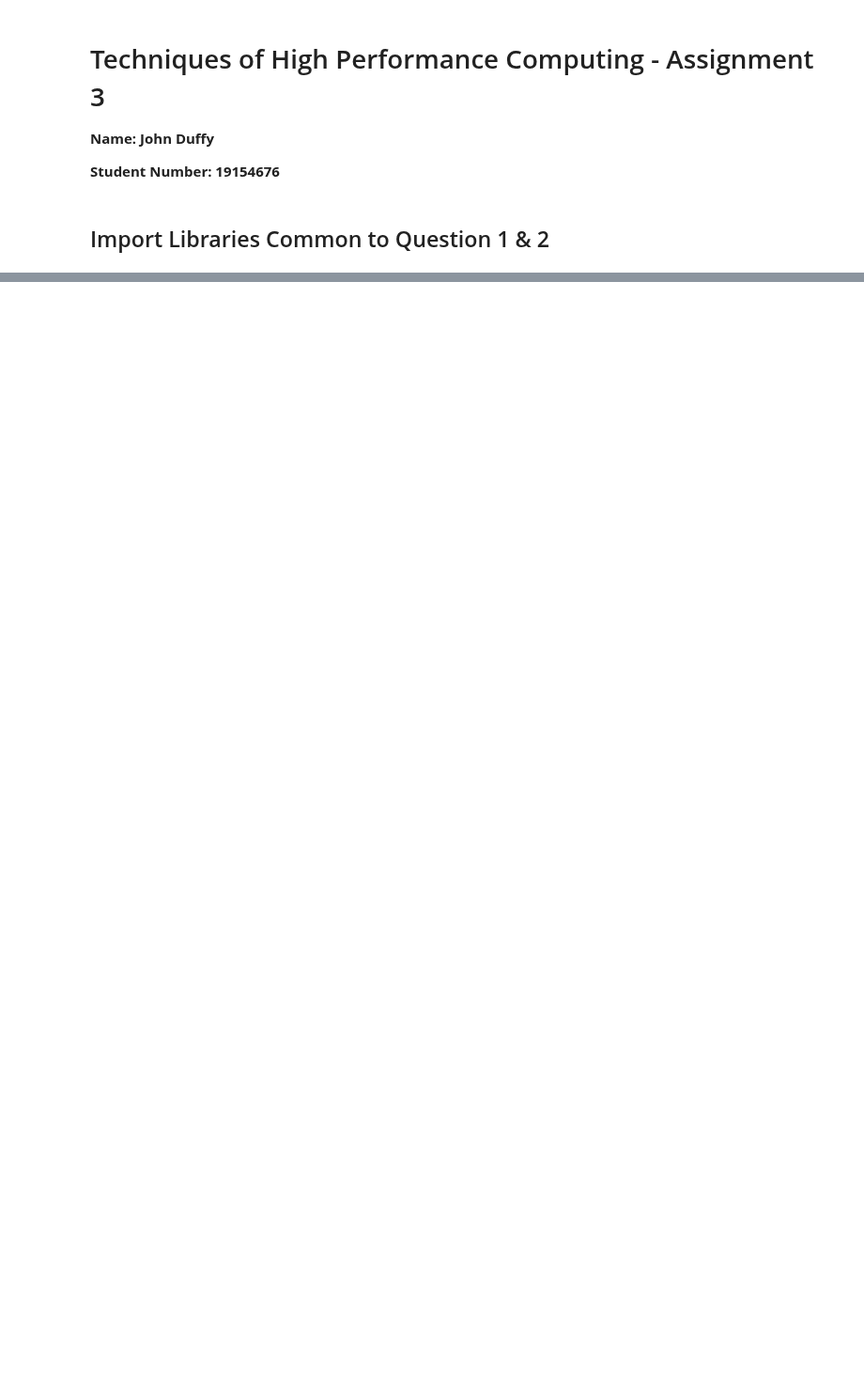
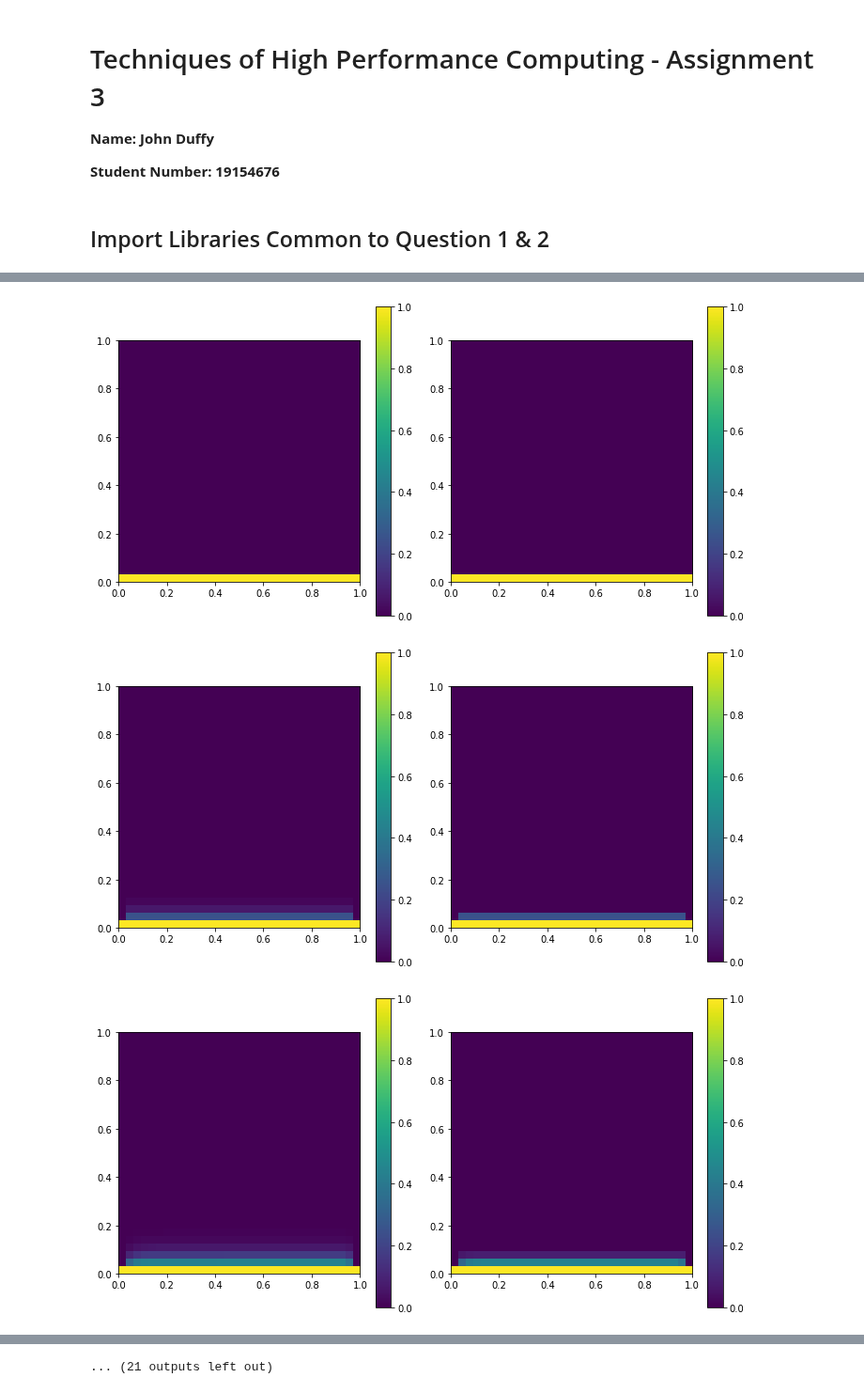
Before and after one commit to johnduffymsc/PHAS0102, a Jupyter notebook: assignment-3.ipynb, the cells around one changed output, grey strips where cells are left out. Shown at 94% size. Saved outputs shown, nothing was run; the diff lists cells and outputs as text; code cells hidden in the pictures; blank space fills up the shorter version.

```diff
--- a/assignment-3.ipynb
+++ b/assignment-3.ipynb
@@ -226,0 +315,30 @@ for _ in range(10):
+# %%
+# Repeated calls to gauss_seidel_upwards and downwards...
+
+M = 32
+
+u = np.full((M, M), 0.0, dtype=np.float32)
+
+u[:, 0] = 0.0
+u[0, :] = 0.0
+u[:, M-1] = 0.0
+u[M-1, :] = 1.0
+
+u_upwards = np.copy(u)
+v_upwards = np.copy(u)
+
+u_downwards = np.copy(u)
+v_downwards = np.copy(u)
+
+plot_side_by_side(u_upwards, u_downwards)
+
+for _ in range(32):
+    gauss_seidel_iteration(M, u_upwards, v_upwards, 'upwards')
+    gauss_seidel_iteration(M, u_downwards, v_downwards, 'downwards')
+    plot_side_by_side(v_upwards, v_downwards)
+    u_upwards = v_upwards
+    u_downwards = v_downwards
+# %% [output]
+[figure, added]
+[figure, added]
+[figure, added]
@@ -226,0 +354 @@ for _ in range(10):
+... (21 outputs left out)
```
Also changed, not shown: parts of 15 cells of this notebook.
